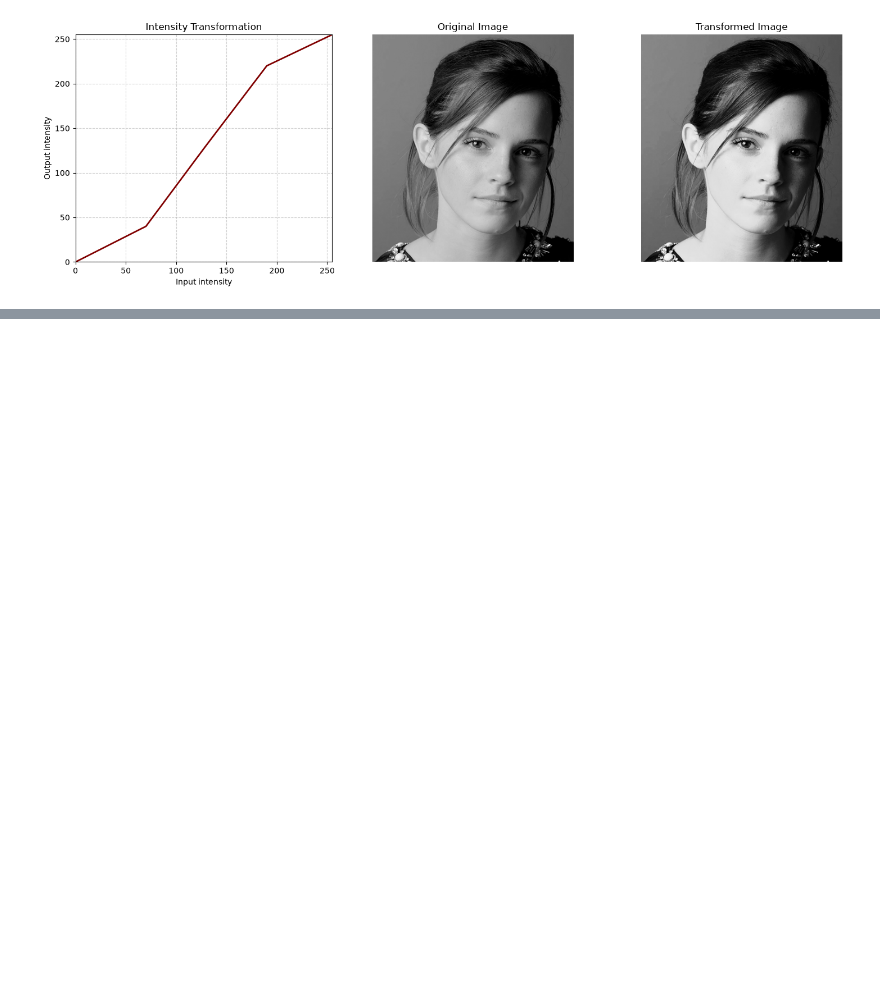
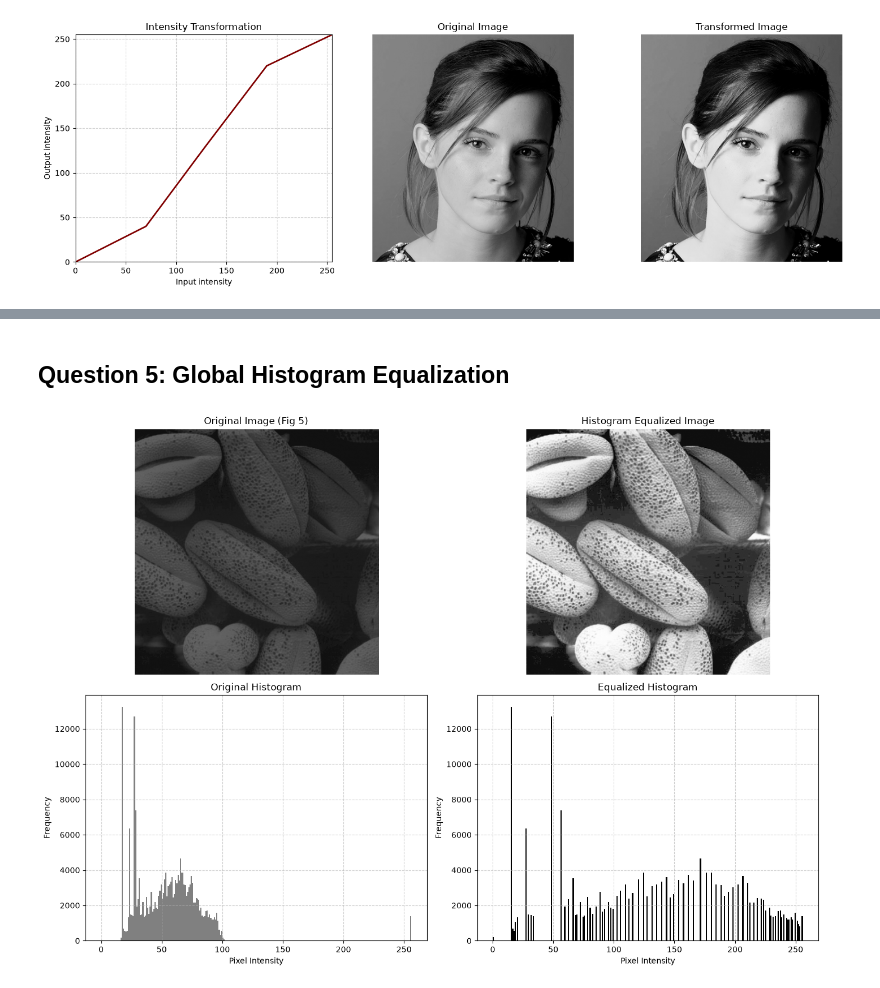
Before and after one commit to hivirup/EN3160-Assignment-1, a Jupyter notebook: 230458P_a01.ipynb, the cells around one changed output, grey strips where cells are left out. Saved outputs shown, nothing was run; the diff lists cells and outputs as text; code cells hidden in the pictures; blank space fills up the shorter version.

```diff
--- a/230458P_a01.ipynb
+++ b/230458P_a01.ipynb
@@ -174,0 +301,66 @@ else:
+# %% [markdown]
+## Question 5: Global Histogram Equalization
+# %%
+def custom_hist_equalization(img):
+    """
+    Performs histogram equalization on a grayscale image from scratch.
+    """
+    # 1. Calculate the histogram (pixel counts for 0-255)
+    hist, bins = np.histogram(img.flatten(), 256, [0,256])
+
+    # 2. Calculate the Cumulative Distribution Function (CDF)
+    cdf = hist.cumsum()
+
+    # 3. Normalize the CDF to be strictly between 0 and 255
+    # We ignore 0 values temporarily to avoid dividing by zero issues
+    cdf_masked = np.ma.masked_equal(cdf, 0)
+    cdf_normalized = (cdf_masked - cdf_masked.min()) * 255 / (cdf_masked.max() - cdf_masked.min())
+
+    # Fill the masked zero values back in and convert to 8-bit integers
+    cdf_final = np.ma.filled(cdf_normalized, 0).astype('uint8')
+
+    # 4. Map the original image pixels to their new equalized values using the CDF
+    equalized_img = cdf_final[img]
+
+    return equalized_img
+
+# 1. Load the original image (Figure 5) in grayscale
+img_pollen = cv2.imread('pebbles.png', cv2.IMREAD_GRAYSCALE)
+
+if img_pollen is None:
+    print("Error: Could not load the image. Check the filename.")
+else:
+    # 2. Apply our custom histogram equalization function
+    img_equalized = custom_hist_equalization(img_pollen)
+
+    # 3. Display the results and the histograms
+    fig, axs = plt.subplots(2, 2, figsize=(14, 10))
+
+    # Original Image
+    axs[0, 0].imshow(img_pollen, cmap='gray', vmin=0, vmax=255)
+    axs[0, 0].set_title('Original Image (Fig 5)')
+    axs[0, 0].axis('off')
+
+    # Equalized Image
+    axs[0, 1].imshow(img_equalized, cmap='gray', vmin=0, vmax=255)
+    axs[0, 1].set_title('Histogram Equalized Image')
+    axs[0, 1].axis('off')
+
+    # Original Histogram
+    axs[1, 0].hist(img_pollen.ravel(), bins=256, range=[0, 256], color='gray')
+    axs[1, 0].set_title('Original Histogram')
+    axs[1, 0].set_xlabel('Pixel Intensity')
+    axs[1, 0].set_ylabel('Frequency')
+    axs[1, 0].grid(True, linestyle='--', alpha=0.6)
+
+    # Equalized Histogram
+    axs[1, 1].hist(img_equalized.ravel(), bins=256, range=[0, 256], color='black')
+    axs[1, 1].set_title('Equalized Histogram')
+    axs[1, 1].set_xlabel('Pixel Intensity')
+    axs[1, 1].set_ylabel('Frequency')
+    axs[1, 1].grid(True, linestyle='--', alpha=0.6)
+
+    plt.tight_layout()
+    plt.show()
+# %% [output]
+[figure, added]
```
Also changed, not shown: parts of 10 cells of this notebook, 3 other files.
